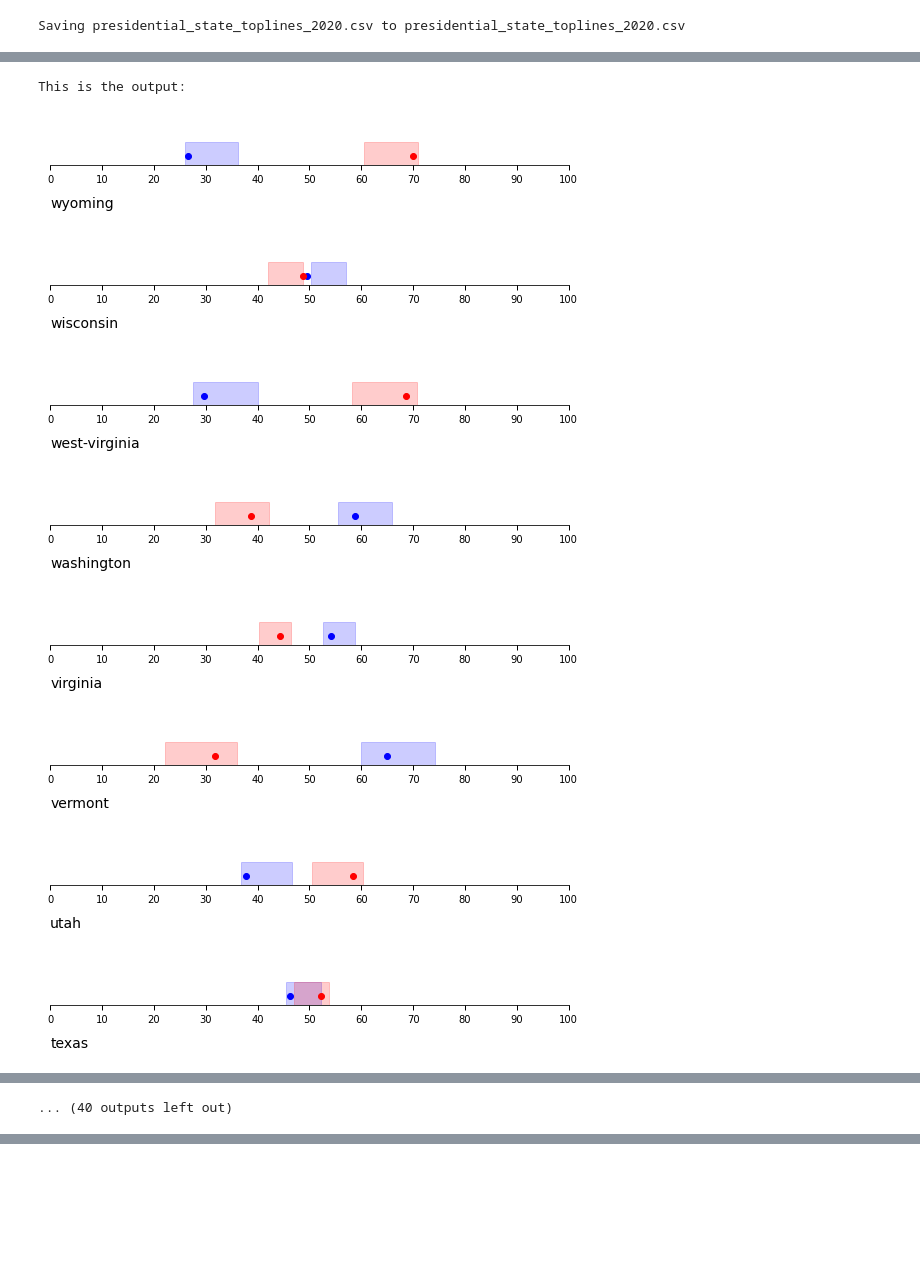
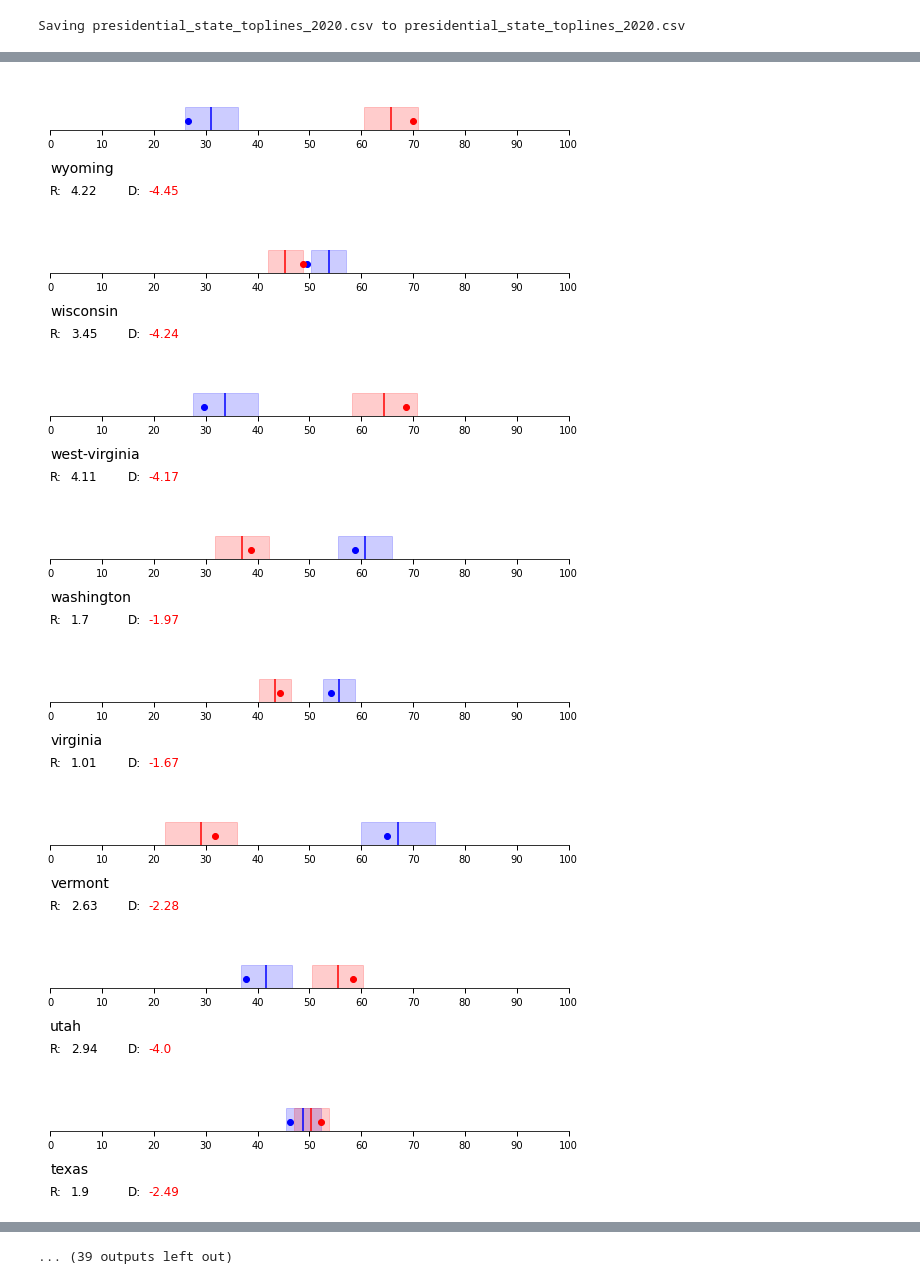
Before and after one commit to abletonanders/portfolio, a Jupyter notebook: 538_Presidential_Election_Confidence_Interval_Review.ipynb, the cells around one changed output, grey strips where cells are left out. Cells and saved outputs as stored; diff of their text form; code cells hidden in the pictures; blank space fills up the shorter version.

```diff
--- a/538_Presidential_Election_Confidence_Interval_Review.ipynb
+++ b/538_Presidential_Election_Confidence_Interval_Review.ipynb
@@ -64,7 +64,9 @@ Saving presidential_state_toplines_2020.csv to presidential_state_toplines_2020.
 import io
 df_538 = pd.read_csv(io.BytesIO(uploaded['presidential_state_toplines_2020.csv']))
 df_538 = df_538[df_538['modeldate'].str.contains('11/3/20')]
-df_538 = df_538[['state','voteshare_inc_hi', 'voteshare_chal_hi', 'voteshare_inc_lo', 'voteshare_chal_lo']]
+df_538 = df_538[['state','voteshare_inc_hi', 'voteshare_chal_hi',
+                 'voteshare_inc_lo', 'voteshare_chal_lo',
+                 'voteshare_inc', 'voteshare_chal']]
 df_538['state'] = df_538['state'].apply(lambda x: x.replace(' ', '-').lower())
 df_538.head(5)
 # %% [output]
@@ -86,0 +79,9 @@ master_df.head(5)
+# %%
+master_df = df_538.merge(scrape_df, how = 'inner', on = 'state')
+
+def subtract(proj, real):
+  return proj - real
+
+master_df['inc_dif'] = master_df.apply(lambda x: round(x['r_real'] - x['voteshare_inc'], 2), axis = 1)
+master_df['chal_dif'] = master_df.apply(lambda x: round(x['d_real'] - x['voteshare_chal'], 2), axis = 1)
+master_df.head(5)
@@ -87,5 +95,5 @@ master_df.head(5)
 # %%
-"import numpy as np
+import numpy as np
 import matplotlib.pyplot as plt
 import matplotlib.ticker as ticker
 
@@ -103,3 +111,9 @@ def setup(ax):
     ax.set_xlim(0, 100)
     ax.set_ylim(0, 1)
     ax.patch.set_alpha(0.0)
+
+def color(num):
+  if num < 0:
+    return 'red'
+  else:
+    return 'black'
@@ -115,36 +120,38 @@ master_df.head(5)
 # %%
-print("This is the output:")
-
 for index, row in master_df.iterrows():
   plt.figure(figsize=(8, 6))
   n = 8
 
   ax = plt.subplot(n, 1, 1)
   setup(ax)
   ax.xaxis.set_major_locator(ticker.MultipleLocator(10))
 
   # Plotting Challenger Blue
   ax.plot(row['d_real'], 0.2, 'bo', color = 'blue')
+  ax.vlines(x = row['voteshare_chal'], ymin = 0, ymax = 0.5, color = 'blue')
   ax.axvspan(xmin = row['voteshare_chal_lo'], xmax = row['voteshare_chal_hi'], ymax = 0.5, alpha=0.2, color='blue')
 
   # Plotting Incumbent Red
-  # Plotting Challenger Blue
   ax.plot(row['r_real'], 0.2, 'bo', color = 'red')
+  ax.vlines(x = row['voteshare_inc'], ymin = 0, ymax = 0.5, color = 'red')
   ax.axvspan(xmin = row['voteshare_inc_lo'], xmax = row['voteshare_inc_hi'], ymax = 0.5, alpha=0.2, color='red')
 
   ax.text(0, -0.9, row['state'], fontsize=14,transform=ax.transAxes)
+  ax.text(0, -1.4, 'R:', fontsize=12)
+  ax.text(4, -1.4, row['inc_dif'], fontsize=12, color = color(row['inc_dif']))
+  ax.text(15, -1.4, 'D:', fontsize=12)
+  ax.text(19, -1.4, row['chal_dif'], fontsize=12, color = color(row['chal_dif']))
 
   # Push the top of the top axes outside the figure because we only show the
   # bottom spine.
   plt.subplots_adjust(left=0.05, right=0.95, bottom=0.05, top=1.05)
   plt.show()
 # %% [output]
-This is the output:
-[figure, old version]
+[figure, new version]
-[figure, old version]
+[figure, new version]
-[figure, old version]
+[figure, new version]
-[figure, old version]
+[figure, new version]
-[figure, old version]
+[figure, new version]
-[figure, old version]
+[figure, new version]
-[figure, old version]
+[figure, new version]
-[figure, old version]
+[figure, new version]
@@ -154 +160,0 @@ This is the output:
-... (40 outputs left out)
@@ -154,0 +162 @@ This is the output:
+... (39 outputs left out)
```
Also changed, not shown: parts of 5 cells of this notebook.
